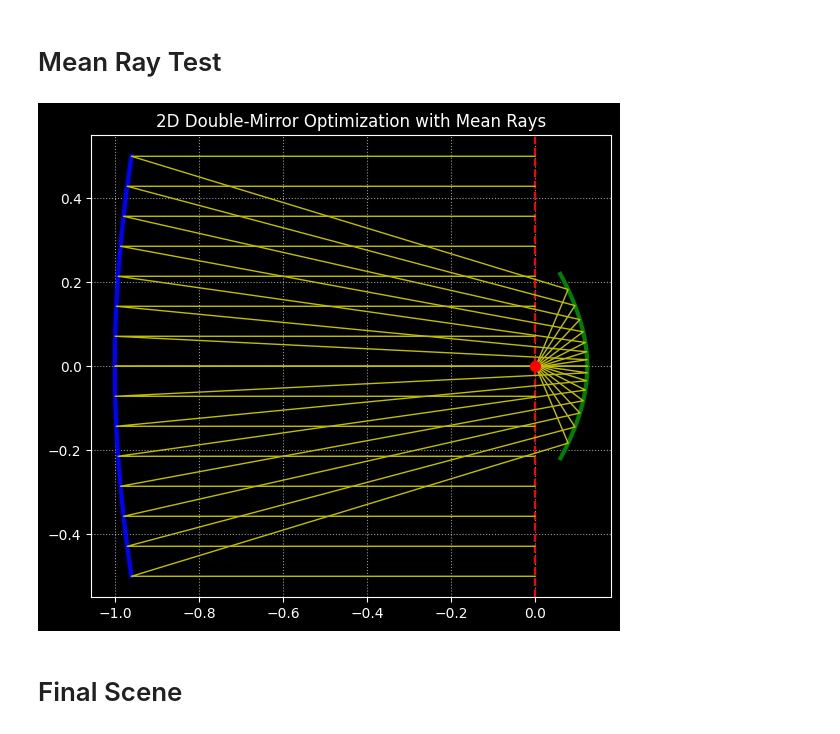
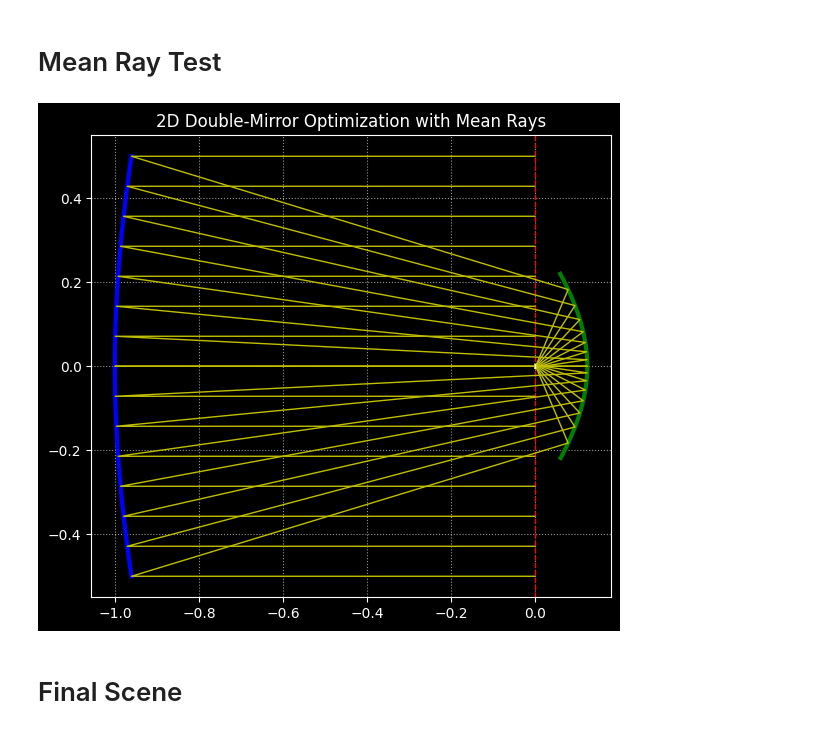
Before and after one commit to ssteinberg/solar_optical_concentrator, a Jupyter notebook: diff_rendering/double_mirror_spline.ipynb, the cells around one changed output. Drawn from its saved outputs; the diff is of its cells as text; code cells hidden in the pictures.

```diff
--- a/diff_rendering/double_mirror_spline.ipynb
+++ b/diff_rendering/double_mirror_spline.ipynb
@@ -854,22 +870,6 @@ plt.show()
 # %% [markdown]
 # Mean Ray Test
 # %%
-# Create the figure
-fig = plt.figure(figsize=(10, 6))
-
-# Draw the mirror by connecting the vertices
-plt.plot(mirror1_final_x, mirror1_final_y, 'b-', lw=3, label='Optimized Mirror 1')
-plt.plot(mirror2_final_x, mirror2_final_y, 'g-', lw=3, label='Optimized Mirror 2')
-
-# Draw the target plane and centre
-plt.axvline(x=0, color='red', linestyle='--', label='Target Plane (x=0)')
-plt.scatter([0], [target_center.y], color='red', s=50, zorder=5, label='Target Centre')
-
-# Labels and formatting
-plt.title('2D Double-Mirror Optimization with Mean Rays')
-plt.grid(True, linestyle=':', alpha=0.6)
-plt.gca().set_aspect('equal', adjustable='box')
-
 # Compute some mean rays
 # Prepare the base case
 # Broadcast as if all the values are the same, mitsuba just stores one but we need duplicates for the plotting
@@ -904,34 +904,37 @@ for test_ray_i in range(test_mean_ray_max_hits):
     # Get the values to add for this intersection
     # Use the distance as defined above along the ray if this is a valid ray
     # If the ray was prematurely ended previously, just duplicate the point so that the parallelism can continue
     current_point_x = dr.select(current_test_ray_mask, current_test_rays.o.x + current_test_rays.d.x * selected_t, current_test_rays.o.x)
     current_point_y = dr.select(current_test_ray_mask, current_test_rays.o.y + current_test_rays.d.y * selected_t, current_test_rays.o.y)
     test_x.append(np.broadcast_to(np.array(current_point_x), test_mean_rays))
     test_y.append(np.broadcast_to(np.array(current_point_y), test_mean_rays))
 
     # Update the hit mask to see if we have any work left to do
     # Additionally check for back hits, and if so, we don't want to continue those rays
     current_test_ray_mask = test_hit_mask & is_valid_and_front(test_si, current_test_rays)
     if is_last_iteration or not dr.any(current_test_ray_mask > epsilon):
         break
 
     # Compute the bounce
     wo = get_reflected_direction(current_test_rays.d, test_si.sh_frame.n)
     current_test_rays = dr.select(current_test_ray_mask, spawn_ray_wrapper(test_si, wo), current_test_rays)
 
+# Create the figure
+fig = create_base_mirror_plot('2D Double-Mirror Optimization with Mean Rays', False)
+
 # Plot the mean rays
 paths_x = list(zip(*test_x))
 paths_y = list(zip(*test_y))
 for i in range(len(paths_x)):
     plt.plot(paths_x[i], paths_y[i], 'y-', lw=1, label='Mean Rays')
 
 # Save
 write_figure(fig, output_path, 'optimized_mirrors_with_mean_rays')
 
 # Display
 plt.show()
 # %% [output]
-[figure, old version]
+[figure, new version]
 # %% [markdown]
 # Final Scene
 # %%
```
Also changed, not shown: parts of 5 cells of this notebook.
